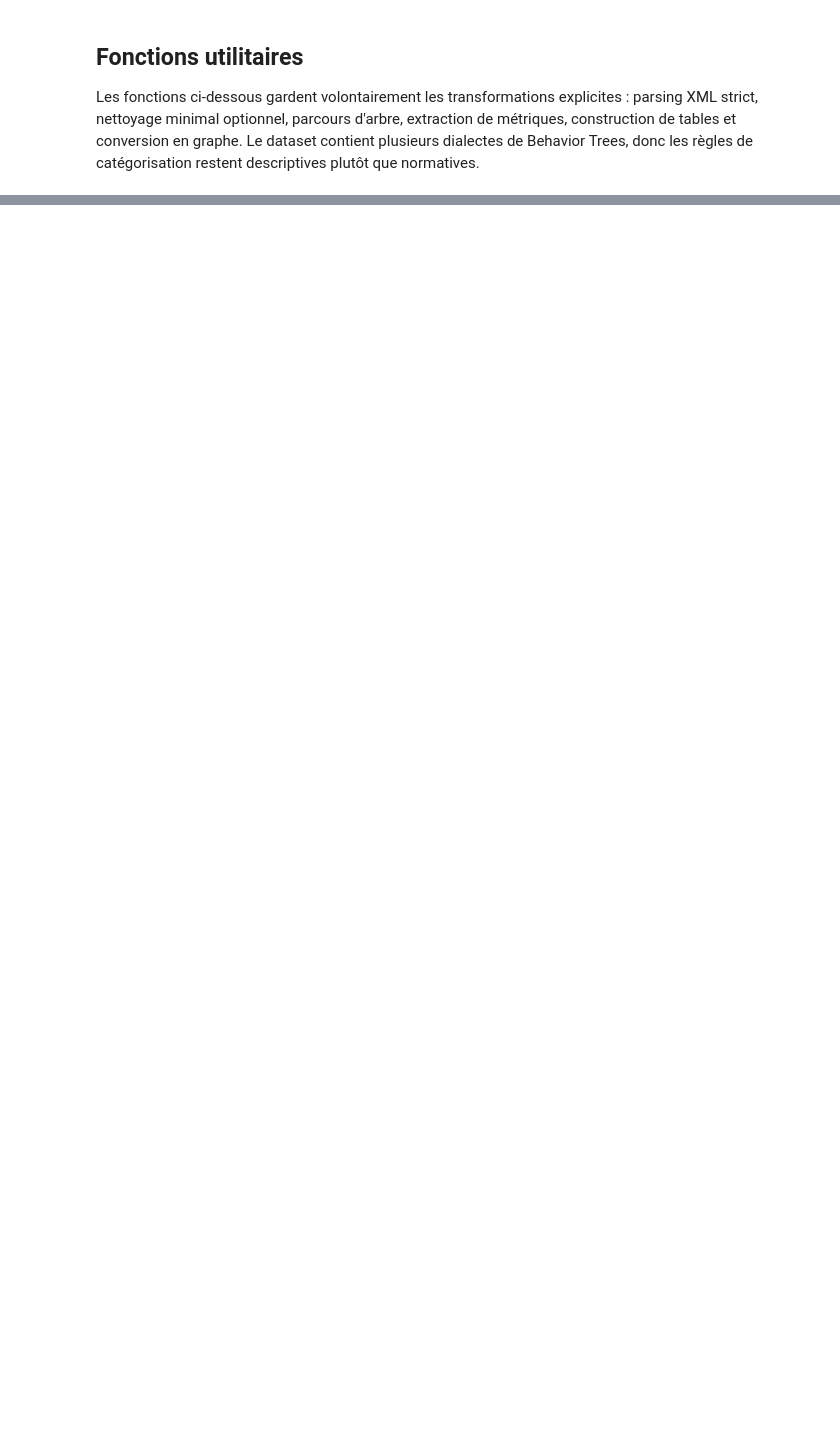
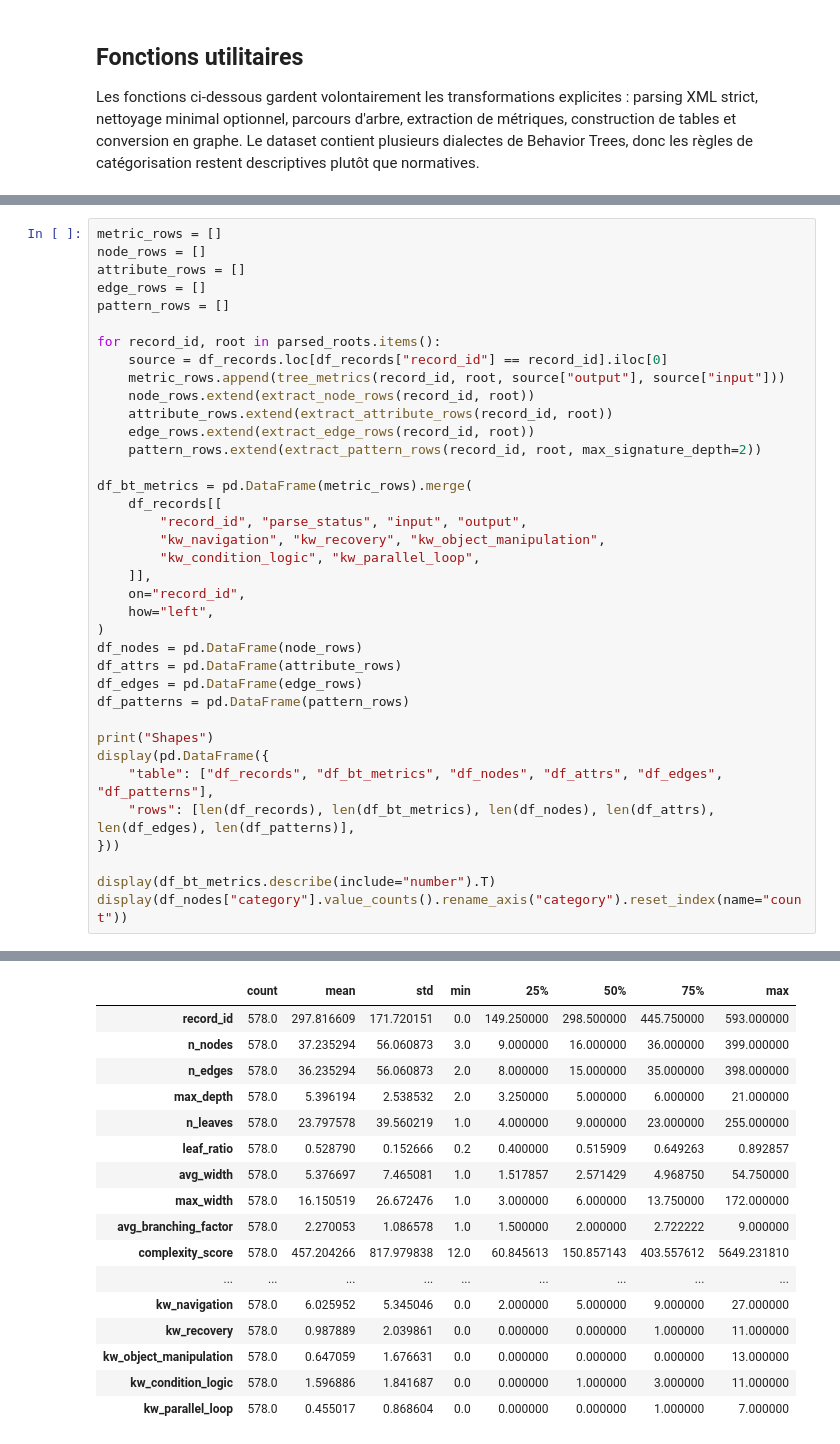
Before and after one commit to BTGenTP/BTGenBot_Nav4Rails, a Jupyter notebook: notebooks/eda_BT_mourad.ipynb, the cells around one changed output, grey strips where cells are left out. Cells and saved outputs as stored; diff of their text form; blank space fills up the shorter version.

Commit message:
Enhance EDA notebook with additional markdown explanations, improved error handling for plotting, and new utility functions for Behavior Trees

```diff
--- a/notebooks/eda_BT_mourad.ipynb
+++ b/notebooks/eda_BT_mourad.ipynb
@@ -65,0 +435,38 @@ Les fonctions ci-dessous gardent volontairement les transformations explicites :
+# %%
+metric_rows = []
+node_rows = []
+attribute_rows = []
+edge_rows = []
+pattern_rows = []
+
+for record_id, root in parsed_roots.items():
+    source = df_records.loc[df_records["record_id"] == record_id].iloc[0]
+    metric_rows.append(tree_metrics(record_id, root, source["output"], source["input"]))
+    node_rows.extend(extract_node_rows(record_id, root))
+    attribute_rows.extend(extract_attribute_rows(record_id, root))
+    edge_rows.extend(extract_edge_rows(record_id, root))
+    pattern_rows.extend(extract_pattern_rows(record_id, root, max_signature_depth=2))
+
+df_bt_metrics = pd.DataFrame(metric_rows).merge(
+    df_records[[
+        "record_id", "parse_status", "input", "output",
+        "kw_navigation", "kw_recovery", "kw_object_manipulation",
+        "kw_condition_logic", "kw_parallel_loop",
+    ]],
+    on="record_id",
+    how="left",
+)
+df_nodes = pd.DataFrame(node_rows)
+df_attrs = pd.DataFrame(attribute_rows)
+df_edges = pd.DataFrame(edge_rows)
+df_patterns = pd.DataFrame(pattern_rows)
+
+print("Shapes")
+display(pd.DataFrame({
+    "table": ["df_records", "df_bt_metrics", "df_nodes", "df_attrs", "df_edges", "df_patterns"],
+    "rows": [len(df_records), len(df_bt_metrics), len(df_nodes), len(df_attrs), len(df_edges), len(df_patterns)],
+}))
+
+display(df_bt_metrics.describe(include="number").T)
+display(df_nodes["category"].value_counts().rename_axis("category").reset_index(name="count"))
+# %% [output]
@@ -65,0 +481,17 @@ Les fonctions ci-dessous gardent volontairement les transformations explicites :
+|  | count | mean | std | min | 25% | 50% | 75% | max |
+| record_id | 578.0 | 297.816609 | 171.720151 | 0.0 | 149.250000 | 298.500000 | 445.750000 | 593.000000 |
+| n_nodes | 578.0 | 37.235294 | 56.060873 | 3.0 | 9.000000 | 16.000000 | 36.000000 | 399.000000 |
+| n_edges | 578.0 | 36.235294 | 56.060873 | 2.0 | 8.000000 | 15.000000 | 35.000000 | 398.000000 |
+| max_depth | 578.0 | 5.396194 | 2.538532 | 2.0 | 3.250000 | 5.000000 | 6.000000 | 21.000000 |
+| n_leaves | 578.0 | 23.797578 | 39.560219 | 1.0 | 4.000000 | 9.000000 | 23.000000 | 255.000000 |
+| leaf_ratio | 578.0 | 0.528790 | 0.152666 | 0.2 | 0.400000 | 0.515909 | 0.649263 | 0.892857 |
+| avg_width | 578.0 | 5.376697 | 7.465081 | 1.0 | 1.517857 | 2.571429 | 4.968750 | 54.750000 |
+| max_width | 578.0 | 16.150519 | 26.672476 | 1.0 | 3.000000 | 6.000000 | 13.750000 | 172.000000 |
+| avg_branching_factor | 578.0 | 2.270053 | 1.086578 | 1.0 | 1.500000 | 2.000000 | 2.722222 | 9.000000 |
+| complexity_score | 578.0 | 457.204266 | 817.979838 | 12.0 | 60.845613 | 150.857143 | 403.557612 | 5649.231810 |
+| ... | ... | ... | ... | ... | ... | ... | ... | ... |
+| kw_navigation | 578.0 | 6.025952 | 5.345046 | 0.0 | 2.000000 | 5.000000 | 9.000000 | 27.000000 |
+| kw_recovery | 578.0 | 0.987889 | 2.039861 | 0.0 | 0.000000 | 0.000000 | 1.000000 | 11.000000 |
+| kw_object_manipulation | 578.0 | 0.647059 | 1.676631 | 0.0 | 0.000000 | 0.000000 | 0.000000 | 13.000000 |
+| kw_condition_logic | 578.0 | 1.596886 | 1.841687 | 0.0 | 0.000000 | 1.000000 | 3.000000 | 11.000000 |
+| kw_parallel_loop | 578.0 | 0.455017 | 0.868604 | 0.0 | 0.000000 | 0.000000 | 1.000000 | 7.000000 |
```
Also changed, not shown: parts of 16 cells of this notebook.
